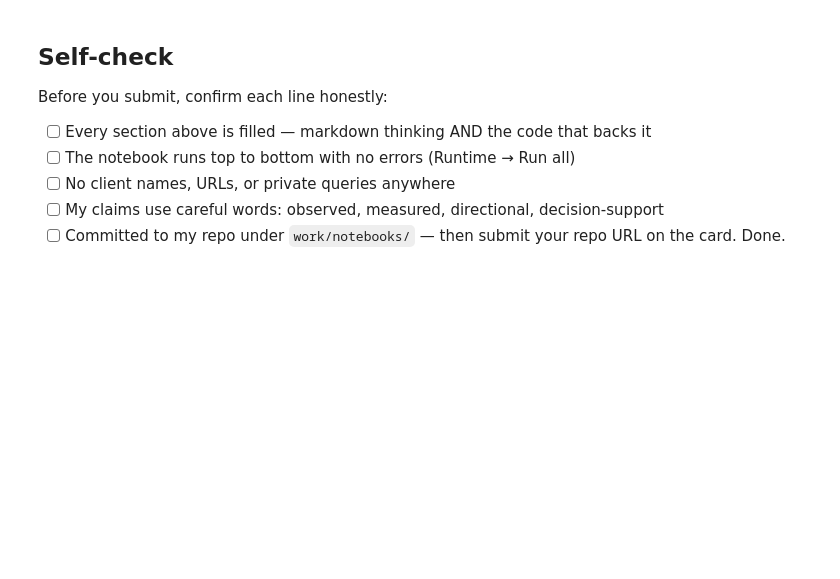
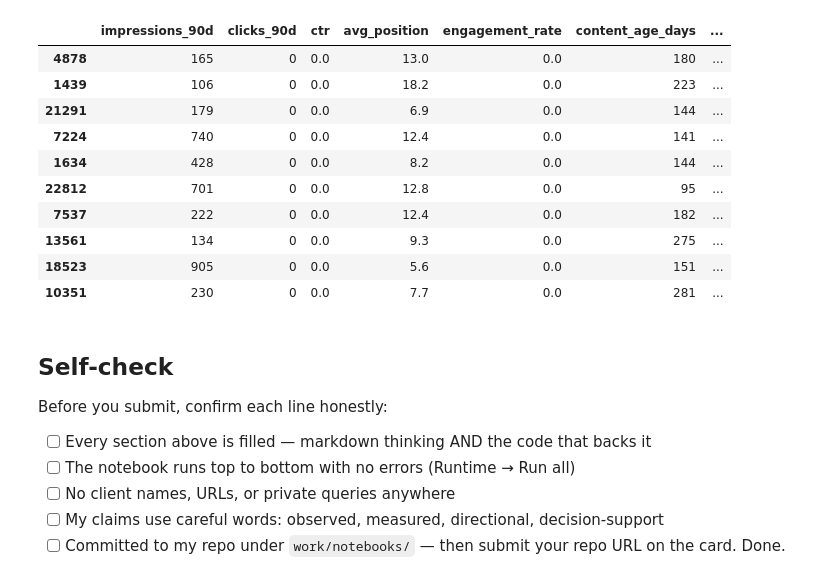
Before and after one commit to vedant08mehta/Flyrank-assignment1, a Jupyter notebook: work/notebooks/w05_model.ipynb, the cells around one changed output. Cells and saved outputs as stored; diff of their text form; code cells hidden in the pictures; blank space fills up the shorter version.

```diff
--- a/work/notebooks/w05_model.ipynb
+++ b/work/notebooks/w05_model.ipynb
@@ -13,3 +27,22 @@ This skeleton is yours to fill. Work the sections **in order** — each one has
 # %%
 # This cell is for CODE (numbers, a query, a check).
 # Write your text answer in the cell ABOVE this one — typing sentences here breaks Run All.
+import pandas as pd
+import numpy as np
+
+from sklearn.ensemble import RandomForestClassifier
+
+df = pd.read_csv(
+    "data/raw/content_refresh_anonymized.csv"
+)
+
+df["is_declining_label"] = (
+    df["trend_direction"] == "down"
+).astype(int)
+
+print(f"Rows: {len(df):,}")
+print(f"Declining pages: {df['is_declining_label'].sum():,}")
+print(
+    f"Declining rate: "
+    f"{df['is_declining_label'].mean():.3f}"
+)
@@ -36,0 +210,64 @@ This skeleton is yours to fill. Work the sections **in order** — each one has
+# %%
+# This cell is for CODE (numbers, a query, a check).
+# Write your text answer in the cell ABOVE this one — typing sentences here breaks Run All.
+from sklearn.metrics import confusion_matrix
+
+test_results = X_test.copy()
+
+test_results["actual"] = y_test
+test_results["prediction_score"] = test_proba
+test_results["prediction"] = (
+    test_proba >= 0.5
+).astype(int)
+
+test_results["error_type"] = np.select(
+    [
+        (
+            (test_results["actual"] == 0)
+            & (test_results["prediction"] == 1)
+        ),
+        (
+            (test_results["actual"] == 1)
+            & (test_results["prediction"] == 0)
+        )
+    ],
+    [
+        "False positive",
+        "False negative"
+    ],
+    default="Correct"
+)
+
+print("=== Error counts ===")
+
+print(
+    test_results["error_type"].value_counts()
+)
+
+print("\n=== Feature importance ===")
+
+importance = (
+    pd.Series(
+        model.feature_importances_,
+        index=feature_cols
+    )
+    .sort_values(ascending=False)
+)
+
+display(
+    importance.to_frame("importance")
+)
+
+print("\n=== Highest-confidence false positives ===")
+
+display(
+    test_results[
+        test_results["error_type"] == "False positive"
+    ]
+    .sort_values(
+        "prediction_score",
+        ascending=False
+    )
+    .head(10)
+)
+# %% [output]
@@ -37,3 +291,14 @@ This skeleton is yours to fill. Work the sections **in order** — each one has
+|  | impressions_90d | clicks_90d | ctr | avg_position | engagement_rate | content_age_days | ... |
+| 4878 | 165 | 0 | 0.0 | 13.0 | 0.0 | 180 | ... |
+| 1439 | 106 | 0 | 0.0 | 18.2 | 0.0 | 223 | ... |
+| 21291 | 179 | 0 | 0.0 | 6.9 | 0.0 | 144 | ... |
+| 7224 | 740 | 0 | 0.0 | 12.4 | 0.0 | 141 | ... |
+| 1634 | 428 | 0 | 0.0 | 8.2 | 0.0 | 144 | ... |
+| 22812 | 701 | 0 | 0.0 | 12.8 | 0.0 | 95 | ... |
+| 7537 | 222 | 0 | 0.0 | 12.4 | 0.0 | 182 | ... |
+| 13561 | 134 | 0 | 0.0 | 9.3 | 0.0 | 275 | ... |
+| 18523 | 905 | 0 | 0.0 | 5.6 | 0.0 | 151 | ... |
+| 10351 | 230 | 0 | 0.0 | 7.7 | 0.0 | 281 | ... |
 # %% [markdown]
 ## Self-check
 
```
Also changed, not shown: parts of 16 cells of this notebook.
